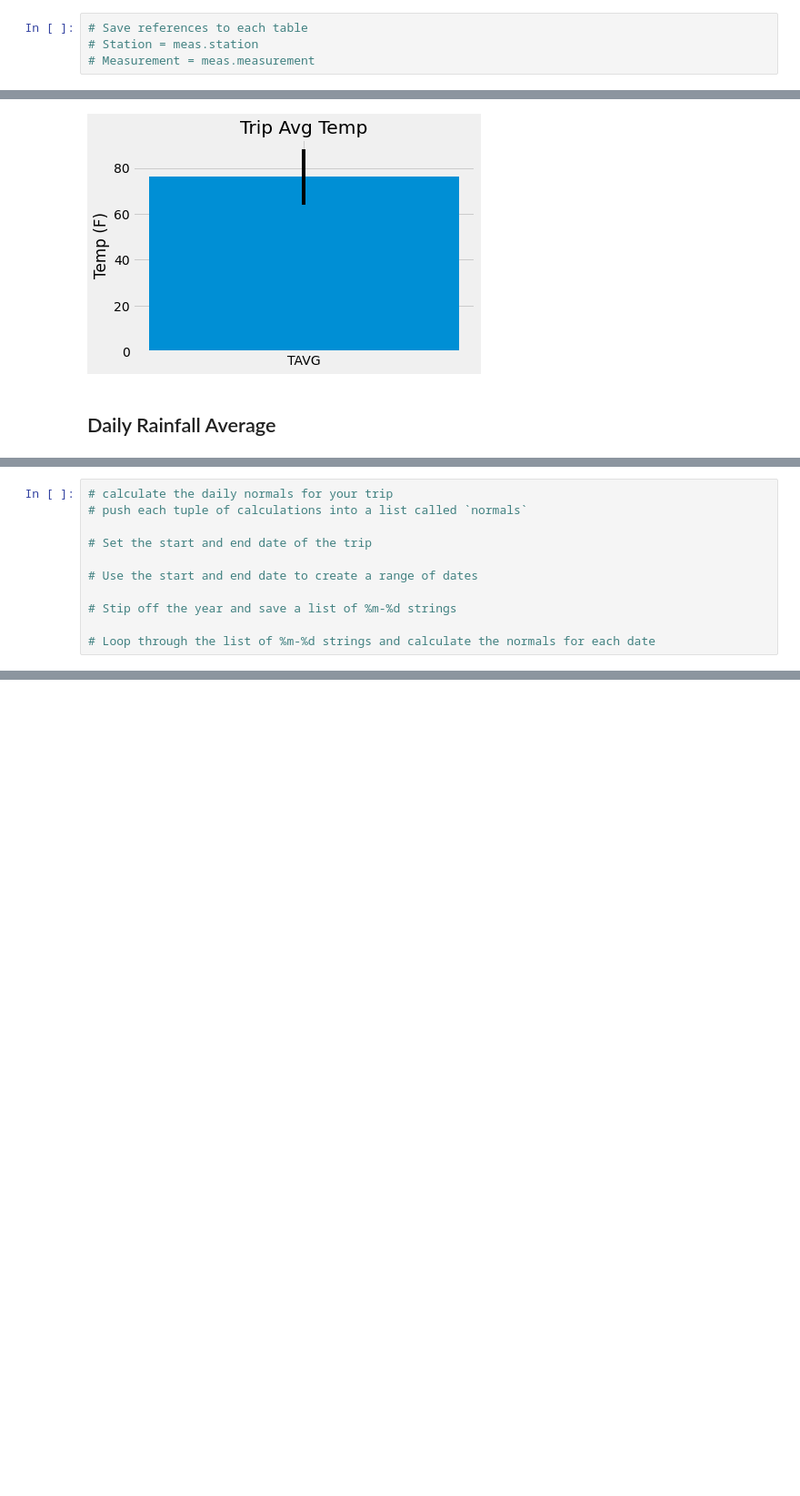
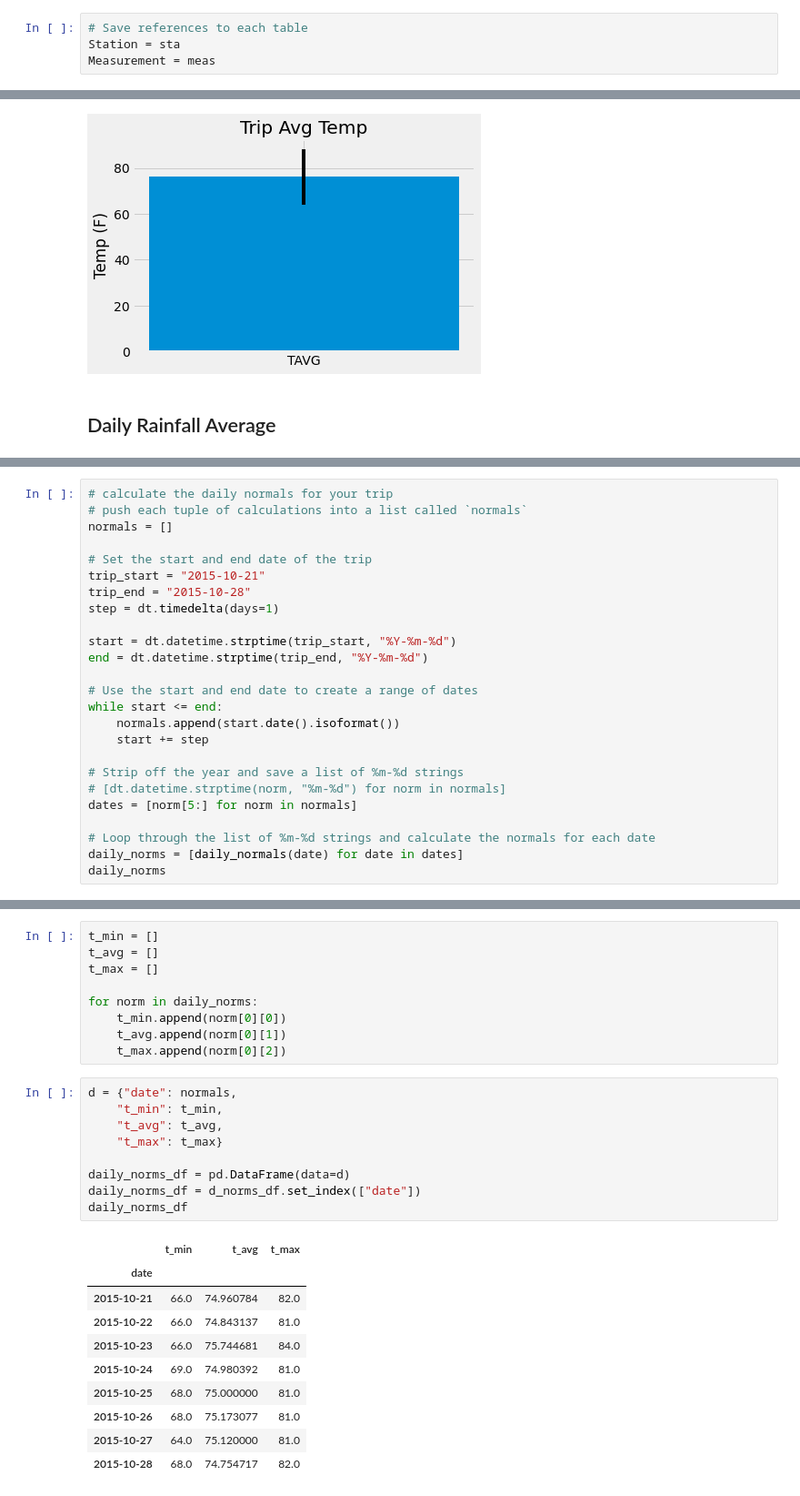
Before and after one commit to DMVance/climate-app, a Jupyter notebook: climate_starter.ipynb, the cells around one changed output, grey strips where cells are left out. Shown at 91% size. Drawn from its saved outputs; the diff is of its cells as text; blank space fills up the shorter version.

```diff
--- a/climate_starter.ipynb
+++ b/climate_starter.ipynb
@@ -97,5 +99,5 @@ pprint(query.all())
  (datetime.date(2010, 1, 6),)]
 # %%
 # Save references to each table
-# Station = meas.station
-# Measurement = meas.measurement
+Station = sta
+Measurement = meas
@@ -508,11 +510,25 @@ daily_normals("01-01")
 # %%
 # calculate the daily normals for your trip
 # push each tuple of calculations into a list called `normals`
+normals = []
 
 # Set the start and end date of the trip
+trip_start = "2015-10-21"
+trip_end = "2015-10-28"
+step = dt.timedelta(days=1)
+
+start = dt.datetime.strptime(trip_start, "%Y-%m-%d")
+end = dt.datetime.strptime(trip_end, "%Y-%m-%d")
 
 # Use the start and end date to create a range of dates
+while start <= end:
+    normals.append(start.date().isoformat())
+    start += step
 
-# Stip off the year and save a list of %m-%d strings
+# Strip off the year and save a list of %m-%d strings
+# [dt.datetime.strptime(norm, "%m-%d") for norm in normals]
+dates = [norm[5:] for norm in normals]
 
 # Loop through the list of %m-%d strings and calculate the normals for each date
+daily_norms = [daily_normals(date) for date in dates]
+daily_norms
@@ -521,2 +555,31 @@ daily_normals("01-01")
+# %%
+t_min = []
+t_avg = []
+t_max = []
+
+for norm in daily_norms:
+    t_min.append(norm[0][0])
+    t_avg.append(norm[0][1])
+    t_max.append(norm[0][2])
+# %%
+d = {"date": normals,
+    "t_min": t_min,
+    "t_avg": t_avg,
+    "t_max": t_max}
+
+daily_norms_df = pd.DataFrame(data=d)
+daily_norms_df = d_norms_df.set_index(["date"])
+daily_norms_df
+# %% [output]
+|  | t_min | t_avg | t_max |
+| date |  |  |  |
+| 2015-10-21 | 66.0 | 74.960784 | 82.0 |
+| 2015-10-22 | 66.0 | 74.843137 | 81.0 |
+| 2015-10-23 | 66.0 | 75.744681 | 84.0 |
+| 2015-10-24 | 69.0 | 74.980392 | 81.0 |
+| 2015-10-25 | 68.0 | 75.000000 | 81.0 |
+| 2015-10-26 | 68.0 | 75.173077 | 81.0 |
+| 2015-10-27 | 64.0 | 75.120000 | 81.0 |
+| 2015-10-28 | 68.0 | 74.754717 | 82.0 |
 # %%
 # Plot the daily normals as an area plot with `stacked=False`
```
Also changed, not shown: parts of 11 cells of this notebook.
